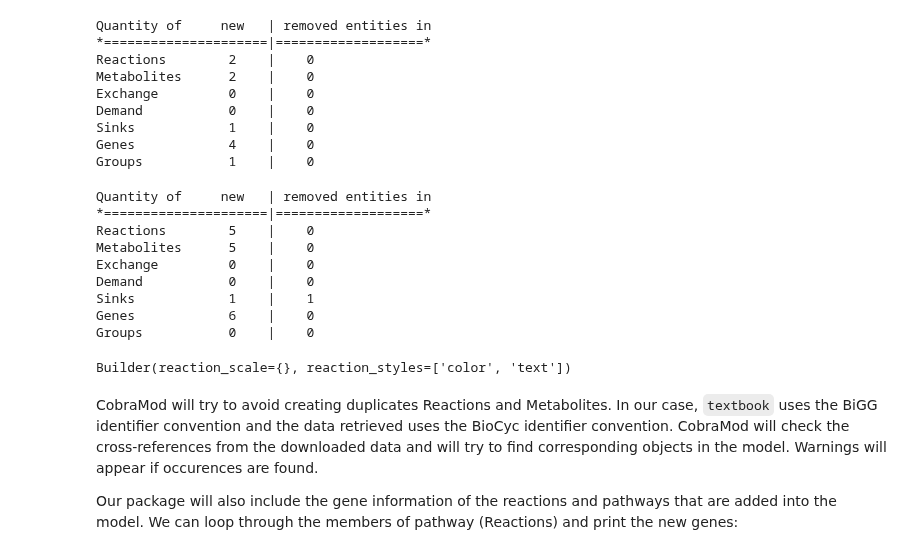
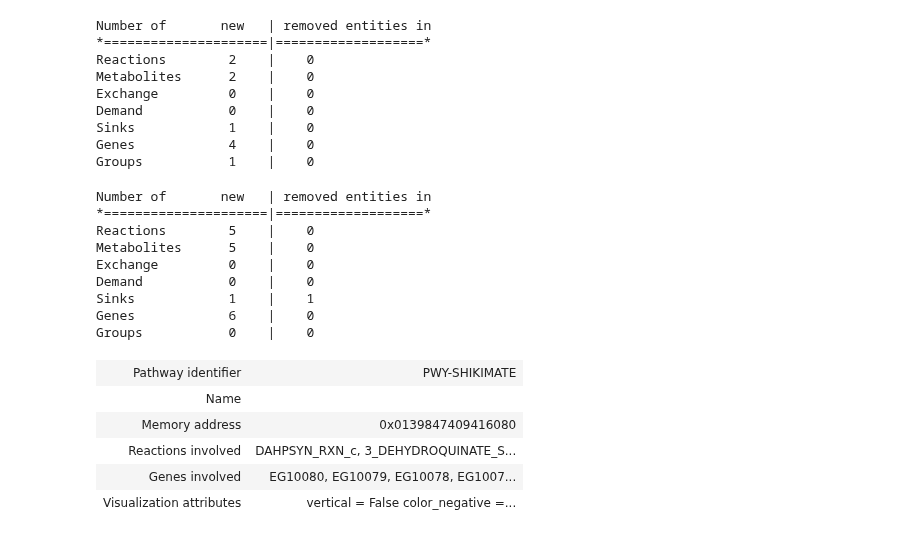
Before and after one commit to Toepfer-Lab/cobramod, a Jupyter notebook: docs/source/shikimate.ipynb, the cells around one changed output. Drawn from its saved outputs; the diff is of its cells as text; code cells hidden in the pictures.

```diff
--- a/docs/source/shikimate.ipynb
+++ b/docs/source/shikimate.ipynb
@@ -96,61 +115,48 @@ the pathways visually and use `Pathway.visualize()` to show the pathway.
 # %%
-# model = textbook.copy()
-# First pathway
+# first pathway
 add_pathway(
     model=model,
+    pathway="PWY-6164",
+    database="ECOLI",
+    compartment="c",
+    group="PWY-SHIKIMATE",
     directory=dir_data,
-    pathway="PWY-6164",
-    compartment="c",
-    database="ECOLI",
-    # Shared identified
-    group="PWY-SHIKIMATE",
 )
 
-# Second Pathway
+# second pathway
 add_pathway(
     model=model,
+    pathway="PWY-6163",
+    database="ECOLI",
+    compartment="c",
+    group="PWY-SHIKIMATE",
     directory=dir_data,
-    pathway="PWY-6163",
-    compartment="c",
-    database="ECOLI",
-    # Shared identified
-    group="PWY-SHIKIMATE",
 )
 
-# Merge reactions of the sub-pathways
-model.groups.get_by_id("PWY-SHIKIMATE").modify_graph(
-    reaction="3_DEHYDROQUINATE_SYNTHASE_RXN_c",
-    next_reaction="3_DEHYDROQUINATE_DEHYDRATASE_RXN_c"
-)
-# Show pathway map
-model.groups.get_by_id("PWY-SHIKIMATE").visualize()
+# Show attributes
+model.groups.get_by_id("PWY-SHIKIMATE")
 # %% [output]
-Quantity of     new   | removed entities in
+Number of       new   | removed entities in
 *=====================|===================*
 Reactions        2    |    0
 Metabolites      2    |    0
 Exchange         0    |    0
 Demand           0    |    0
 Sinks            1    |    0
 Genes            4    |    0
 Groups           1    |    0
-Quantity of     new   | removed entities in
+Number of       new   | removed entities in
 *=====================|===================*
 Reactions        5    |    0
 Metabolites      5    |    0
 Exchange         0    |    0
 Demand           0    |    0
 Sinks            1    |    1
 Genes            6    |    0
 Groups           0    |    0
-Builder(reaction_scale={}, reaction_styles=['color', 'text'])
+| Pathway identifier | PWY-SHIKIMATE |
+| Name |  |
+| Memory address | 0x0139847409416080 |
+| Reactions involved | DAHPSYN_RXN_c, 3_DEHYDROQUINATE_S... |
+| Genes involved | EG10080, EG10079, EG10078, EG1007... |
+| Visualization attributes | vertical = False color_negative =... |
-# %% [markdown]
-CobraMod will try to avoid creating duplicates Reactions and Metabolites. In
-our case, `textbook` uses the BiGG identifier convention and the data retrieved
-uses  the BioCyc identifier convention. CobraMod will check the cross-references
-from the downloaded data and will try to find corresponding objects in the
-model. Warnings will appear if occurences are found.
-
-Our package will also include the gene information of the reactions and
-pathways that are added into the model. We can loop through the members of
-pathway (Reactions) and print the new genes:
```
Also changed, not shown: parts of 38 cells of this notebook, 1 other file.
